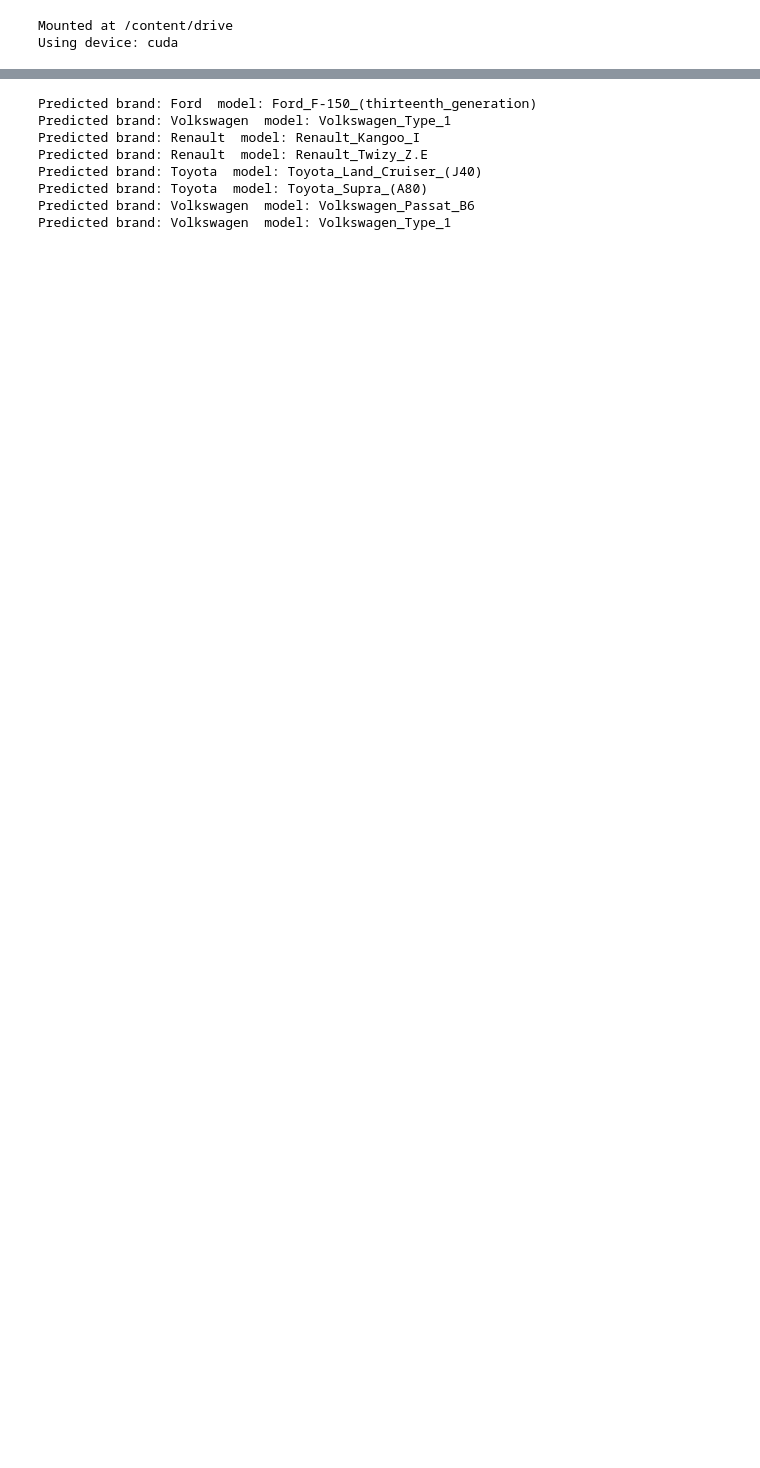
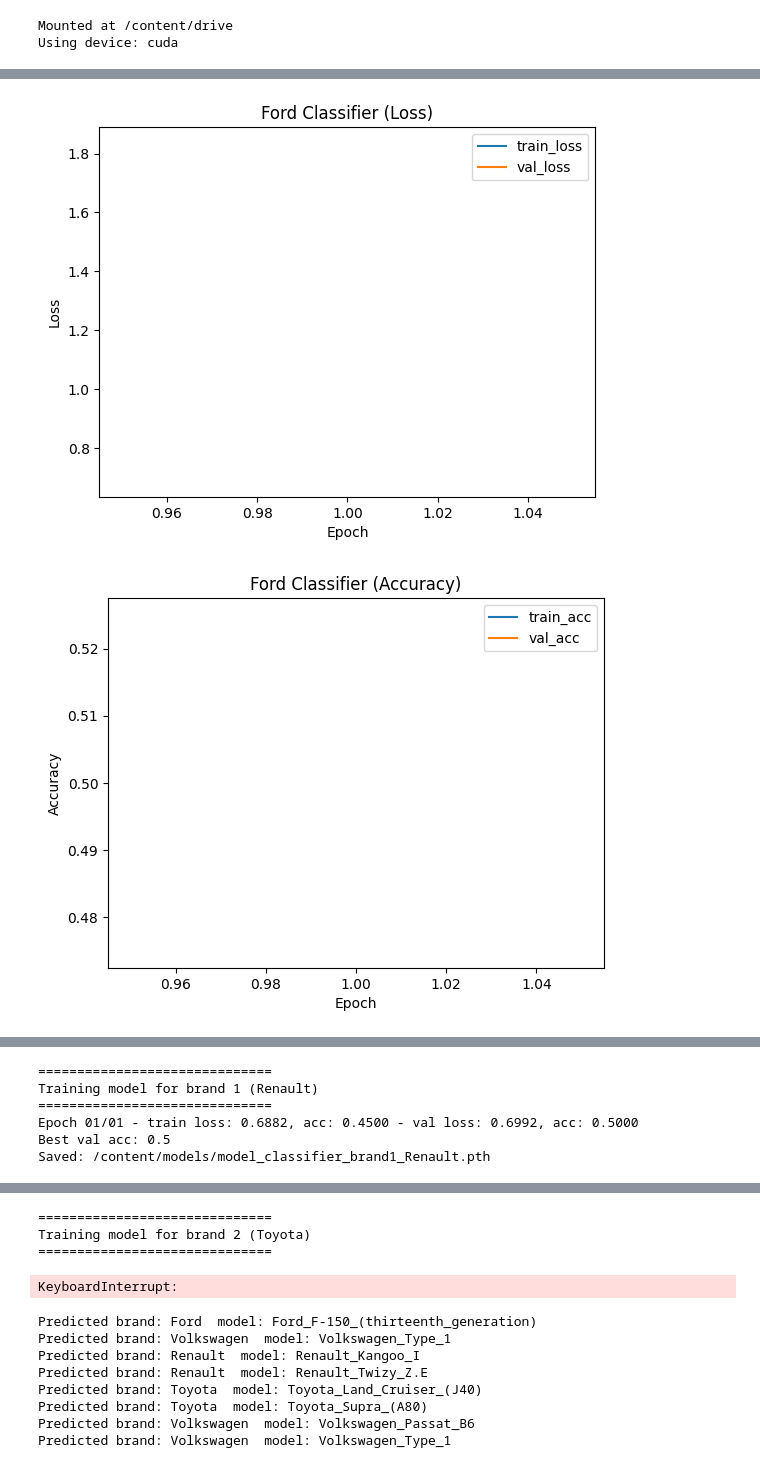
Before and after one commit to yhasansenyurt/DL_Project_BrandModelDetection, a Jupyter notebook: DL_Project_BrandModelDetection.ipynb, the cells around one changed output, grey strips where cells are left out. Saved outputs shown, nothing was run; the diff lists cells and outputs as text; code cells hidden in the pictures; blank space fills up the shorter version.

```diff
--- a/DL_Project_BrandModelDetection.ipynb
+++ b/DL_Project_BrandModelDetection.ipynb
@@ -517,7 +678,7 @@ for brand_idx in range(NUM_BRANDS):
 
     model_m = create_resnet(num_classes=2)
 
-    model_m = train_model(
+    model_m, history = train_model(
         model_m,
         train_loader,
         val_loader,
@@ -530,6 +691,22 @@ for brand_idx in range(NUM_BRANDS):
     print("Saved:", model_path)
 
     brand_specific_models[brand_idx] = model_m
+
+
+
+    plot_history(history, title=brand_names[brand_idx] + " Classifier")
+
+    class_indices = classes_for_brand[brand_idx]
+    first, second = full_dataset.classes[class_indices[0]], full_dataset.classes[class_indices[1]]
+
+    BRANDS = [first, second]
+
+    y_true, y_pred = collect_preds(model_m, val_loader)
+    cm = confusion_matrix(y_true, y_pred, labels=[0,1])
+    disp = ConfusionMatrixDisplay(cm, display_labels=BRANDS)
+    disp.plot(values_format="d")
+    plt.title("Car Model Confusion Matrix (Val)")
+    plt.show()
 # %% [output]
 ==============================
 Training model for brand 0 (Ford)
@@ -550,0 +717,2 @@ Saved: /content/models/model_classifier_brand3_Volkswagen.pth
+[figure, added]
+[figure, added]
@@ -550,0 +720,6 @@ Saved: /content/models/model_classifier_brand3_Volkswagen.pth
+==============================
+Training model for brand 1 (Renault)
+==============================
+Epoch 01/01 - train loss: 0.6882, acc: 0.4500 - val loss: 0.6992, acc: 0.5000
+Best val acc: 0.5
+Saved: /content/models/model_classifier_brand1_Renault.pth
@@ -551,3 +729,7 @@ Saved: /content/models/model_classifier_brand3_Volkswagen.pth
+==============================
+Training model for brand 2 (Toyota)
+==============================
+KeyboardInterrupt:
 # %%
 from PIL import Image
 
```
Also changed, not shown: parts of 15 cells of this notebook.
